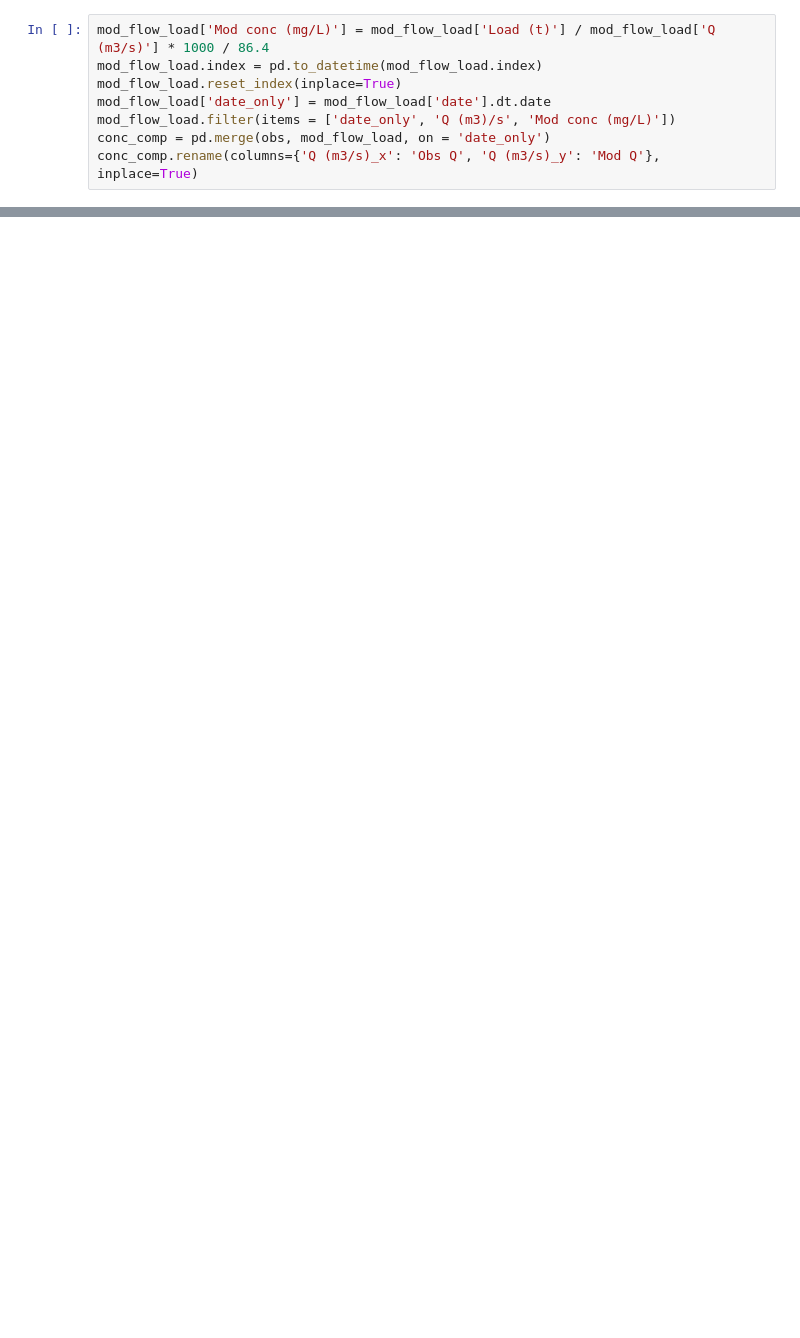
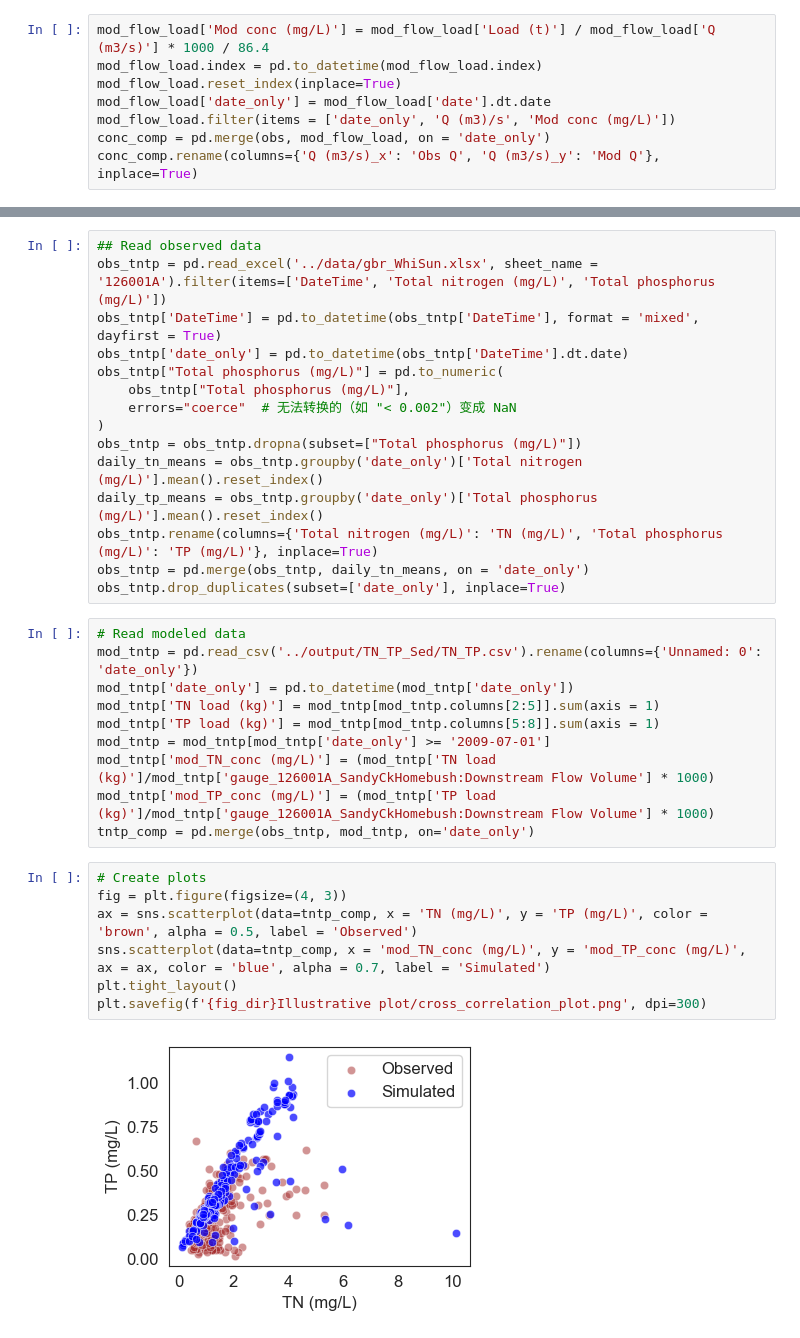
Before and after one commit to QianWanghhu/GraphEvalUnc, a Jupyter notebook: src/illustrative_plots.ipynb, the cells around one changed output, grey strips where cells are left out. Drawn from its saved outputs; the diff is of its cells as text; blank space fills up the shorter version.

```diff
--- a/src/illustrative_plots.ipynb
+++ b/src/illustrative_plots.ipynb
@@ -218,0 +219,34 @@ plt.savefig(f'{fig_dir}Illustrative plot/CQ_plot.png', dpi=300)
+# %%
+## Read observed data
+obs_tntp = pd.read_excel('../data/gbr_WhiSun.xlsx', sheet_name = '126001A').filter(items=['DateTime', 'Total nitrogen (mg/L)', 'Total phosphorus (mg/L)'])
+obs_tntp['DateTime'] = pd.to_datetime(obs_tntp['DateTime'], format = 'mixed', dayfirst = True)
+obs_tntp['date_only'] = pd.to_datetime(obs_tntp['DateTime'].dt.date)
+obs_tntp["Total phosphorus (mg/L)"] = pd.to_numeric(
+    obs_tntp["Total phosphorus (mg/L)"],
+    errors="coerce"  # 无法转换的（如 "< 0.002"）变成 NaN
+)
+obs_tntp = obs_tntp.dropna(subset=["Total phosphorus (mg/L)"])
+daily_tn_means = obs_tntp.groupby('date_only')['Total nitrogen (mg/L)'].mean().reset_index()
+daily_tp_means = obs_tntp.groupby('date_only')['Total phosphorus (mg/L)'].mean().reset_index()
+obs_tntp.rename(columns={'Total nitrogen (mg/L)': 'TN (mg/L)', 'Total phosphorus (mg/L)': 'TP (mg/L)'}, inplace=True)
+obs_tntp = pd.merge(obs_tntp, daily_tn_means, on = 'date_only')
+obs_tntp.drop_duplicates(subset=['date_only'], inplace=True)
+# %%
+# Read modeled data
+mod_tntp = pd.read_csv('../output/TN_TP_Sed/TN_TP.csv').rename(columns={'Unnamed: 0': 'date_only'})
+mod_tntp['date_only'] = pd.to_datetime(mod_tntp['date_only'])
+mod_tntp['TN load (kg)'] = mod_tntp[mod_tntp.columns[2:5]].sum(axis = 1)
+mod_tntp['TP load (kg)'] = mod_tntp[mod_tntp.columns[5:8]].sum(axis = 1)
+mod_tntp = mod_tntp[mod_tntp['date_only'] >= '2009-07-01']
+mod_tntp['mod_TN_conc (mg/L)'] = (mod_tntp['TN load (kg)']/mod_tntp['gauge_126001A_SandyCkHomebush:Downstream Flow Volume'] * 1000)
+mod_tntp['mod_TP_conc (mg/L)'] = (mod_tntp['TP load (kg)']/mod_tntp['gauge_126001A_SandyCkHomebush:Downstream Flow Volume'] * 1000)
+tntp_comp = pd.merge(obs_tntp, mod_tntp, on='date_only')
+# %%
+# Create plots
+fig = plt.figure(figsize=(4, 3))
+ax = sns.scatterplot(data=tntp_comp, x = 'TN (mg/L)', y = 'TP (mg/L)', color = 'brown', alpha = 0.5, label = 'Observed')
+sns.scatterplot(data=tntp_comp, x = 'mod_TN_conc (mg/L)', y = 'mod_TP_conc (mg/L)', ax = ax, color = 'blue', alpha = 0.7, label = 'Simulated')
+plt.tight_layout()
+plt.savefig(f'{fig_dir}Illustrative plot/cross_correlation_plot.png', dpi=300)
+# %% [output]
+[figure, added]
```
Also changed, not shown: parts of 5 cells of this notebook, 14 other files.
